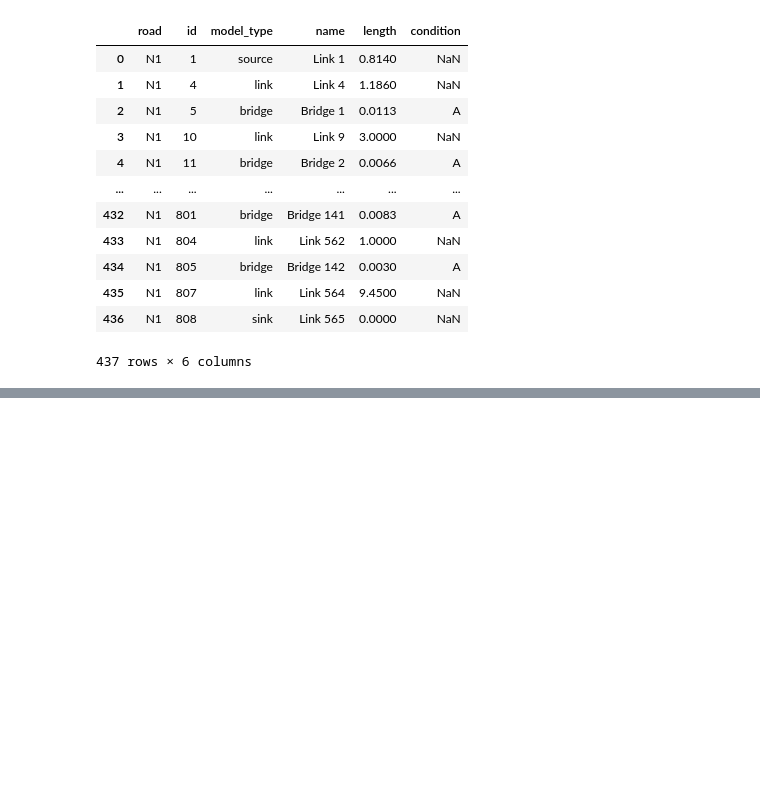
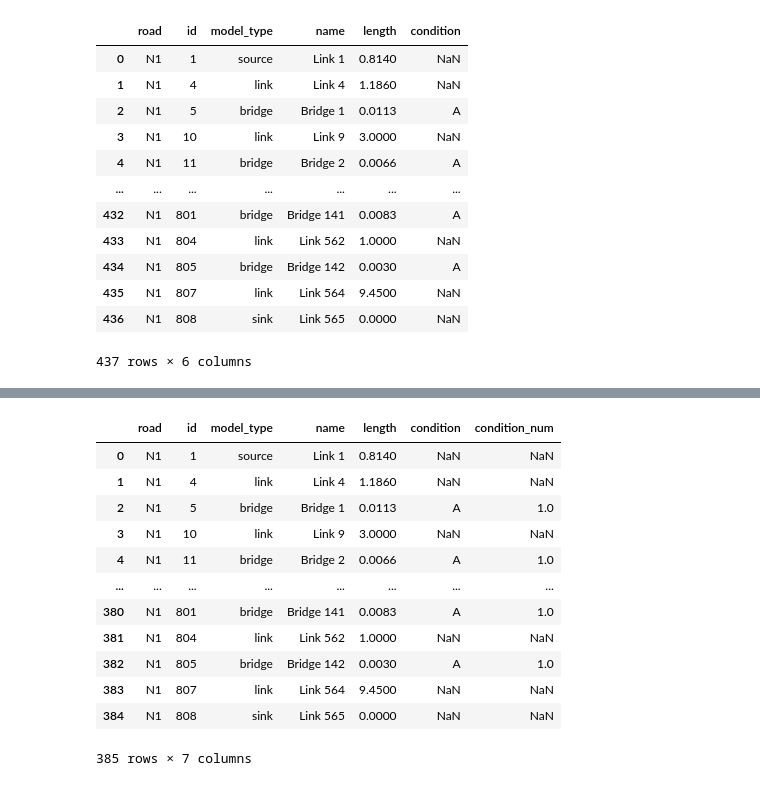
Before and after one commit to Anne-JS/advanced_simulation, a Jupyter notebook: EPA133a-G02-A2/model/Sven_doet_dingen.ipynb, the cells around one changed output, grey strips where cells are left out. Drawn from its saved outputs; the diff is of its cells as text; code cells hidden in the pictures; blank space fills up the shorter version.

```diff
--- a/EPA133a-G02-A2/model/Sven_doet_dingen.ipynb
+++ b/EPA133a-G02-A2/model/Sven_doet_dingen.ipynb
@@ -200,14 +195,47 @@ See the caveats in the documentation: https://pandas.pydata.org/pandas-docs/stab
-# %%
-duplicates_df.sort_values(by='km', ascending=False, inplace=True)
-final_bmms = pd.DataFrame(columns = ['road', "id", 'model_type', 'name', 'length', 'condition', 'condition_num'])
-rows_to_add = []
-last_row = None
-count = 0
-sum_condition = 0
-for index, row in duplicates_df.iterrows():
-    if last_row is not None and last_row['km'] == row['km']:
-        count += 1
-        sum_condition += row['condition_num']
-    else:
-            rows_to_add.append({'road': last_row['road'], 'id': last_row['id'], 'model_type': last_row['model_type'],
-                            'name': last_row['name'], 'length': last_row['length'], 'condition': last_row['condition'], 'condition_num': sum_condition/count})
+# %%
+#add together the links
+amount = 0
+condition_sum = 0
+rows_to_add = []  # List to accumulate rows
+last_row = None
+
+# Initialize the DataFrame
+n1_new = pd.DataFrame(columns=['road', "id", 'model_type', 'name', 'length', 'condition', 'condition_num'])
+for index,row in n1.iterrows():
+    if last_row is not None:
+        if row['model_type'] == 'bridge':
+            amount += 1
+            condition_sum += row['condition_num']
+        if row['model_type'] != 'bridge' and last_row['model_type'] != 'bridge':
+            rows_to_add.append({'road': row['road'], 'id': row['id'], 'model_type': row['model_type'],
+                                'name': row['name'], 'length': row['length'], 'condition': row['condition'], 'condition_num': row['condition_num']})
+            amount = 0
+            condition_sum = 0
+        if row['model_type'] != 'bridge' and last_row['model_type'] == 'bridge':
+            rows_to_add.append({'road': last_row['road'], 'id': last_row['id'], 'model_type': last_row['model_type'],
+                                    'name': last_row['name'], 'length': last_row['length'], 'condition': last_row['condition'], 'condition_num': condition_sum/amount})
+            amount = 0
+            condition_sum = 0
+            rows_to_add.append({'road': row['road'], 'id': row['id'], 'model_type': row['model_type'],
+                                'name': row['name'], 'length': row['length'], 'condition': row['condition'], 'condition_num': row['condition_num']})
+    else:
+        rows_to_add.append({'road': row['road'], 'id': row['id'], 'model_type': row['model_type'],
+                                'name': row['name'], 'length': row['length'], 'condition': row['condition'], 'condition_num': row['condition_num']})
+    last_row =row
+
+n1_new = pd.concat([n1_new, pd.DataFrame(rows_to_add)], ignore_index=True)
+n1_new
+# %% [output]
+|  | road | id | model_type | name | length | condition | condition_num |
+| 0 | N1 | 1 | source | Link 1 | 0.8140 | NaN | NaN |
+| 1 | N1 | 4 | link | Link 4 | 1.1860 | NaN | NaN |
+| 2 | N1 | 5 | bridge | Bridge 1 | 0.0113 | A | 1.0 |
+| 3 | N1 | 10 | link | Link 9 | 3.0000 | NaN | NaN |
+| 4 | N1 | 11 | bridge | Bridge 2 | 0.0066 | A | 1.0 |
+| ... | ... | ... | ... | ... | ... | ... | ... |
+| 380 | N1 | 801 | bridge | Bridge 141 | 0.0083 | A | 1.0 |
+| 381 | N1 | 804 | link | Link 562 | 1.0000 | NaN | NaN |
+| 382 | N1 | 805 | bridge | Bridge 142 | 0.0030 | A | 1.0 |
+| 383 | N1 | 807 | link | Link 564 | 9.4500 | NaN | NaN |
+| 384 | N1 | 808 | sink | Link 565 | 0.0000 | NaN | NaN |
+385 rows × 7 columns
```
Also changed, not shown: parts of 2 cells of this notebook.
